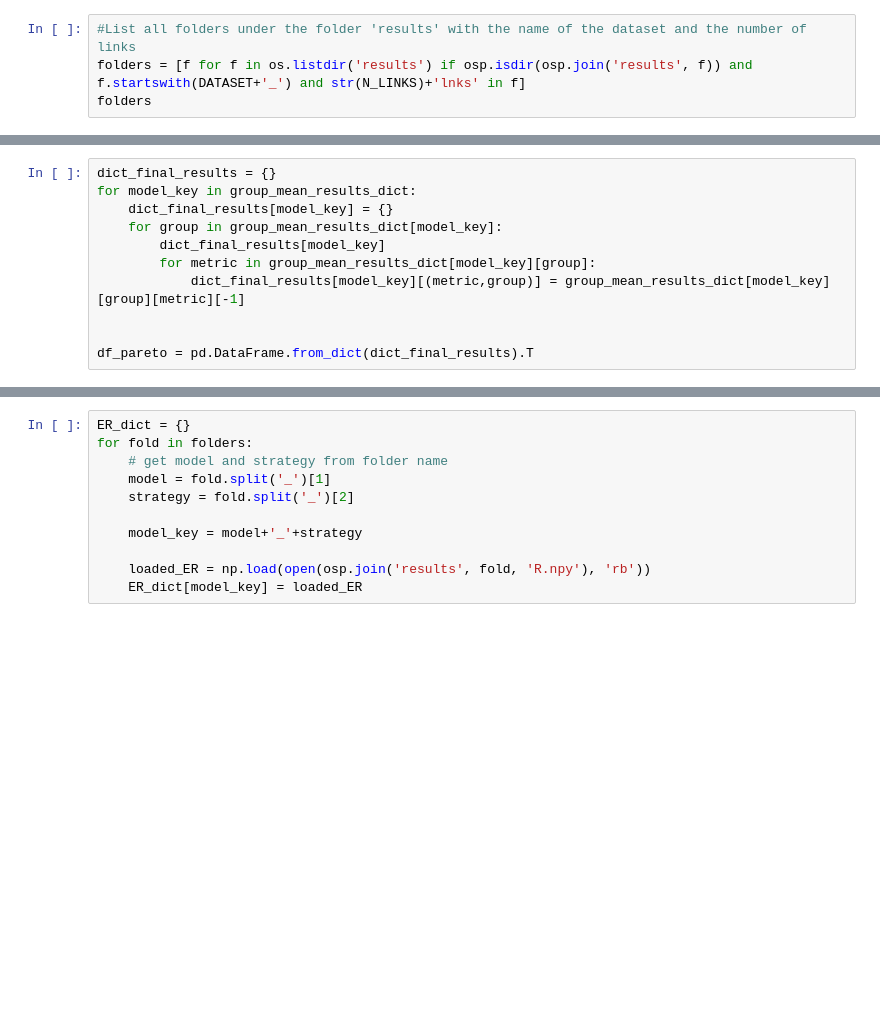
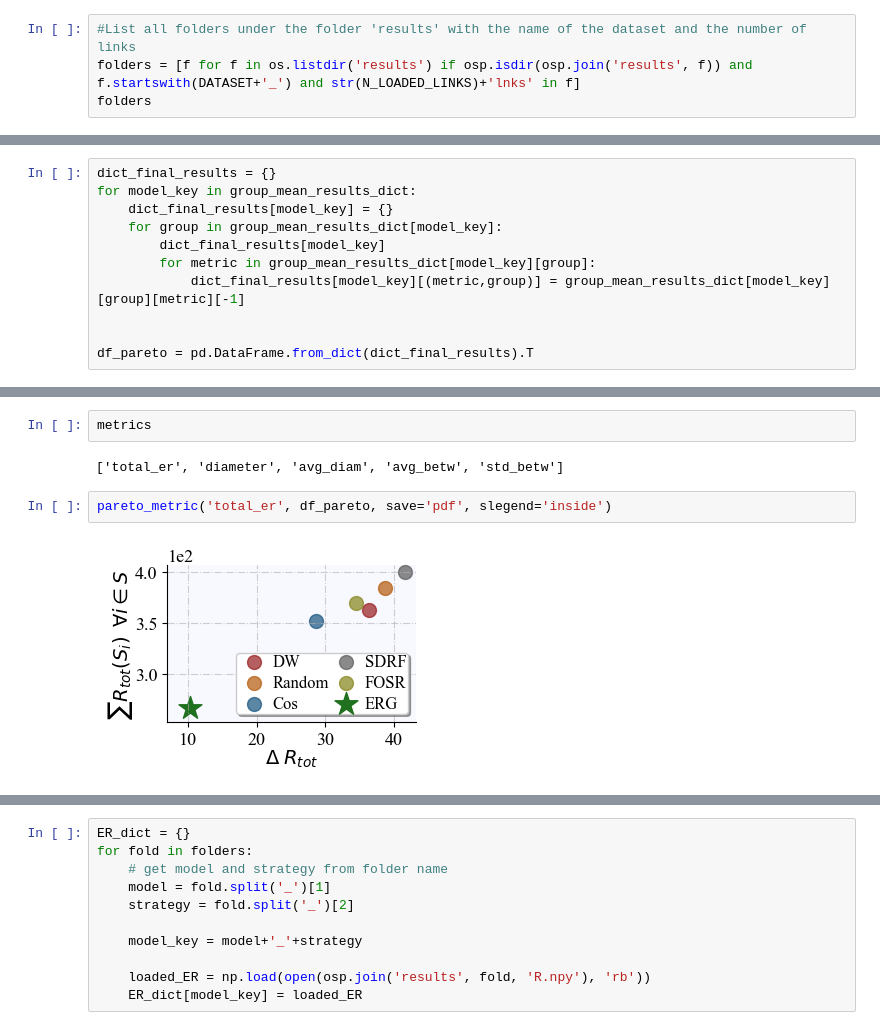
Before and after one commit to AdrianArnaiz/StructuralGroupUnfairness, a Jupyter notebook: show_results.ipynb, the cells around one changed output, grey strips where cells are left out. Drawn from its saved outputs; the diff is of its cells as text; blank space fills up the shorter version.

```diff
--- a/show_results.ipynb
+++ b/show_results.ipynb
@@ -24,6 +28,6 @@ PATH_FIGURES
 '.\\results\\figures'
 # %%
 #List all folders under the folder 'results' with the name of the dataset and the number of links
-folders = [f for f in os.listdir('results') if osp.isdir(osp.join('results', f)) and f.startswith(DATASET+'_') and str(N_LINKS)+'lnks' in f]
+folders = [f for f in os.listdir('results') if osp.isdir(osp.join('results', f)) and f.startswith(DATASET+'_') and str(N_LOADED_LINKS)+'lnks' in f]
 folders
 # %% [output]
@@ -436,5 +601,13 @@ def pareto_metric(metric, df, save=False, slegend=True):
         plt.savefig(osp.join(PATH_FIGURES, 'pareto', DATASET, str(N_LINKS), fig_name),
                     dpi=300, bbox_inches='tight', pad_inches=0)
     plt.show()
+# %%
+metrics
+# %% [output]
+['total_er', 'diameter', 'avg_diam', 'avg_betw', 'std_betw']
+# %%
+pareto_metric('total_er', df_pareto, save='pdf', slegend='inside')
+# %% [output]
+[figure, added]
 # %%
 for metric in metrics:
```
Also changed, not shown: parts of 70 cells of this notebook, 23 other files.
